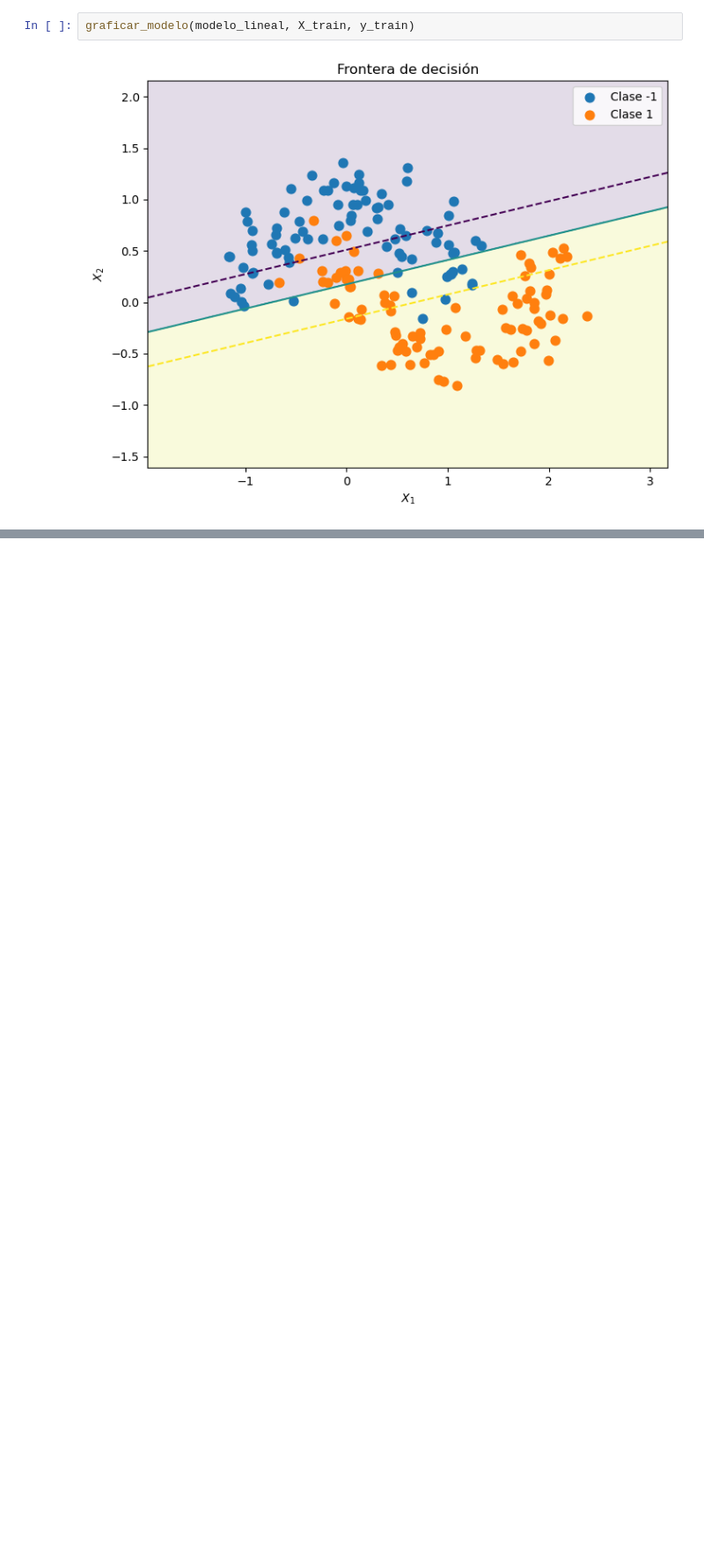
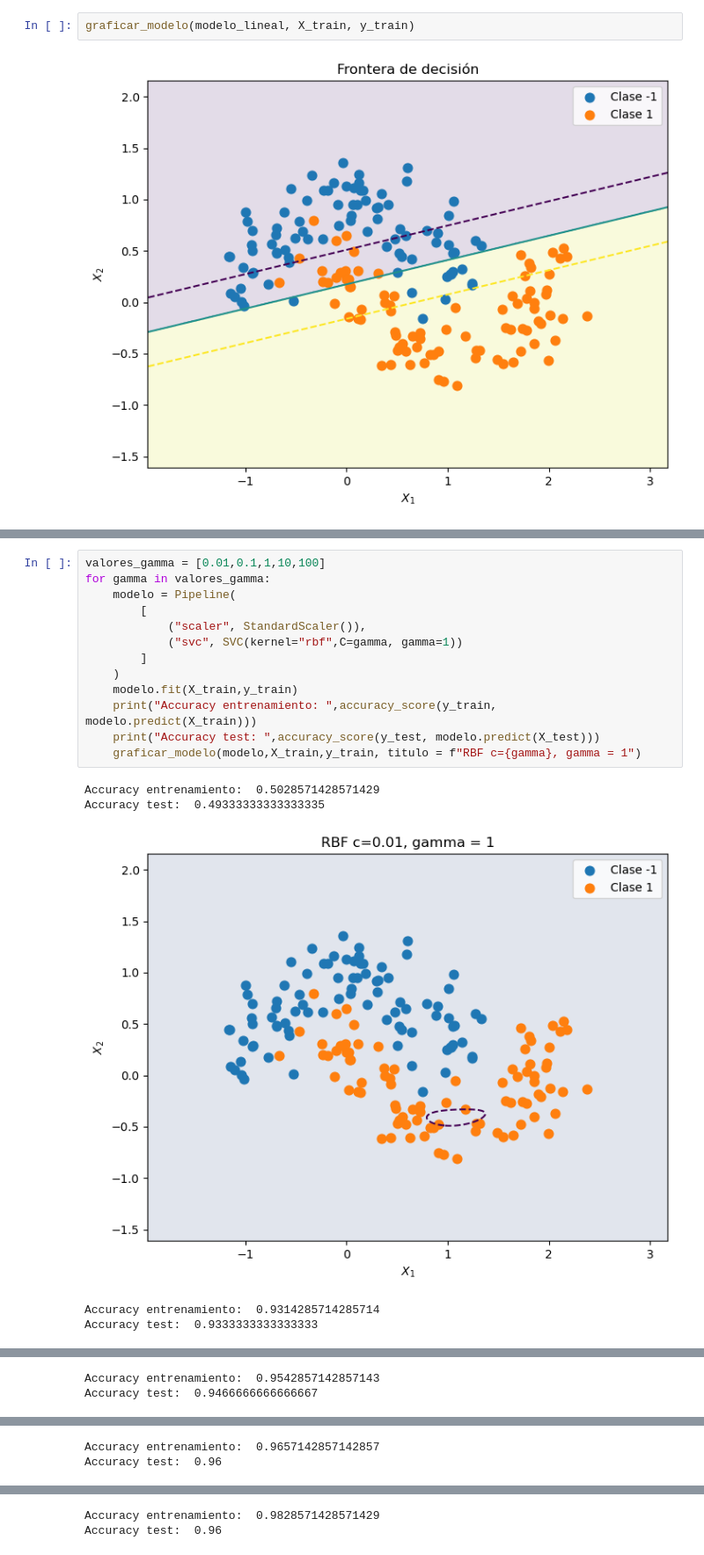
Before and after one commit to gdiek/Temas-selectos-de-aprendizaje-de-maquina-2-Diego-Trejo, a Jupyter notebook: Practica 13 Maquinas de soporte vectoria.ipynb, the cells around one changed output, grey strips where cells are left out. Shown at 88% size. Saved outputs shown, nothing was run; the diff lists cells and outputs as text; blank space fills up the shorter version.

```diff
--- a/Practica 13 Maquinas de soporte vectoria.ipynb
+++ b/Practica 13 Maquinas de soporte vectoria.ipynb
@@ -200,0 +305,19 @@ graficar_modelo(modelo_poly2, X_train,y_train, titulo = "kerne polinomial")
+# %%
+valores_gamma = [0.01,0.1,1,10,100]
+for gamma in valores_gamma:
+    modelo = Pipeline(
+        [
+            ("scaler", StandardScaler()),
+            ("svc", SVC(kernel="rbf",C=gamma, gamma=1))
+        ]
+    )
+    modelo.fit(X_train,y_train)
+    print("Accuracy entrenamiento: ",accuracy_score(y_train, modelo.predict(X_train)))
+    print("Accuracy test: ",accuracy_score(y_test, modelo.predict(X_test)))
+    graficar_modelo(modelo,X_train,y_train, titulo = f"RBF c={gamma}, gamma = 1")
+# %% [output]
+Accuracy entrenamiento:  0.5028571428571429
+Accuracy test:  0.49333333333333335
+[figure, added]
+Accuracy entrenamiento:  0.9314285714285714
+Accuracy test:  0.9333333333333333
@@ -200,0 +325,2 @@ graficar_modelo(modelo_poly2, X_train,y_train, titulo = "kerne polinomial")
+Accuracy entrenamiento:  0.9542857142857143
+Accuracy test:  0.9466666666666667
@@ -200,0 +328,2 @@ graficar_modelo(modelo_poly2, X_train,y_train, titulo = "kerne polinomial")
+Accuracy entrenamiento:  0.9657142857142857
+Accuracy test:  0.96
@@ -200,0 +331,2 @@ graficar_modelo(modelo_poly2, X_train,y_train, titulo = "kerne polinomial")
+Accuracy entrenamiento:  0.9828571428571429
+Accuracy test:  0.96
```
Also changed, not shown: parts of 25 cells of this notebook, 8 other files.
